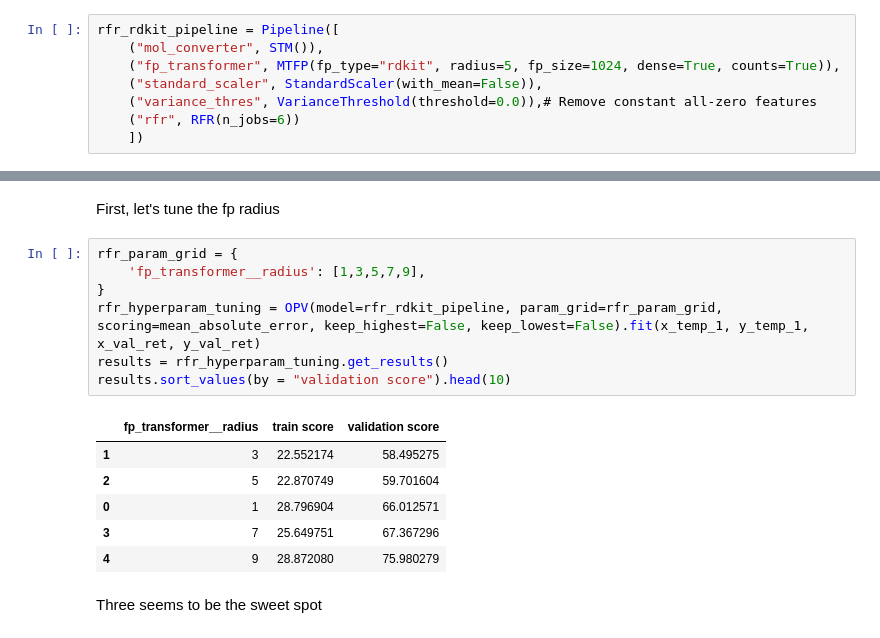
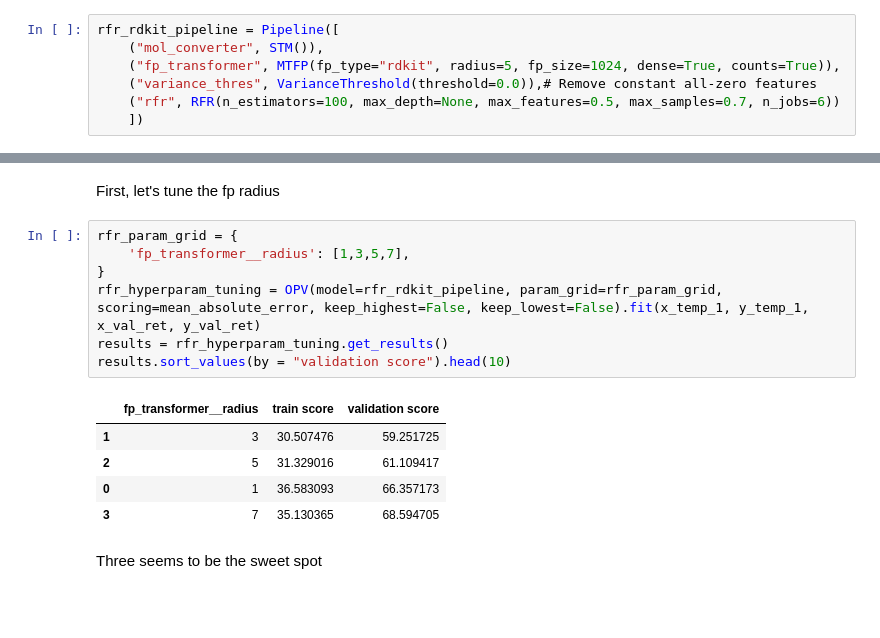
Before and after one commit to brosilato/HPLC_RT_PRED, a Jupyter notebook: notebooks/NB003_Train_Baseline_Model_FP.ipynb, the cells around one changed output, grey strips where cells are left out. Cells and saved outputs as stored; diff of their text form; blank space fills up the shorter version.

```diff
--- a/notebooks/NB003_Train_Baseline_Model_FP.ipynb
+++ b/notebooks/NB003_Train_Baseline_Model_FP.ipynb
@@ -396,9 +449,8 @@ Let's prepare a new pipeline including the model
 rfr_rdkit_pipeline = Pipeline([
     ("mol_converter", STM()),
     ("fp_transformer", MTFP(fp_type="rdkit", radius=5, fp_size=1024, dense=True, counts=True)),
-    ("standard_scaler", StandardScaler(with_mean=False)),
     ("variance_thres", VarianceThreshold(threshold=0.0)),# Remove constant all-zero features
-    ("rfr", RFR(n_jobs=6))
+    ("rfr", RFR(n_estimators=100, max_depth=None, max_features=0.5, max_samples=0.7, n_jobs=6))
     ])
 # %% [markdown]
 Let's do a first search with 0.70 of the data
@@ -408,18 +460,17 @@ x_temp_1, x_temp_2, y_temp_1, y_temp_2 = train_test_split(x_train_ret, y_train_r
 First, let's tune the fp radius
 # %%
 rfr_param_grid = {
-    'fp_transformer__radius': [1,3,5,7,9],
+    'fp_transformer__radius': [1,3,5,7],
 }
 rfr_hyperparam_tuning = OPV(model=rfr_rdkit_pipeline, param_grid=rfr_param_grid, scoring=mean_absolute_error, keep_highest=False, keep_lowest=False).fit(x_temp_1, y_temp_1, x_val_ret, y_val_ret)
 results = rfr_hyperparam_tuning.get_results()
 results.sort_values(by = "validation score").head(10)
 # %% [output]
 |  | fp_transformer__radius | train score | validation score |
-| 1 | 3 | 22.552174 | 58.495275 |
-| 2 | 5 | 22.870749 | 59.701604 |
-| 0 | 1 | 28.796904 | 66.012571 |
-| 3 | 7 | 25.649751 | 67.367296 |
-| 4 | 9 | 28.872080 | 75.980279 |
+| 1 | 3 | 30.507476 | 59.251725 |
+| 2 | 5 | 31.329016 | 61.109417 |
+| 0 | 1 | 36.583093 | 66.357173 |
+| 3 | 7 | 35.130365 | 68.594705 |
 # %% [markdown]
 Three seems to be the sweet spot
 # %% [markdown]
```
Also changed, not shown: parts of 56 cells of this notebook, 3 other files.
